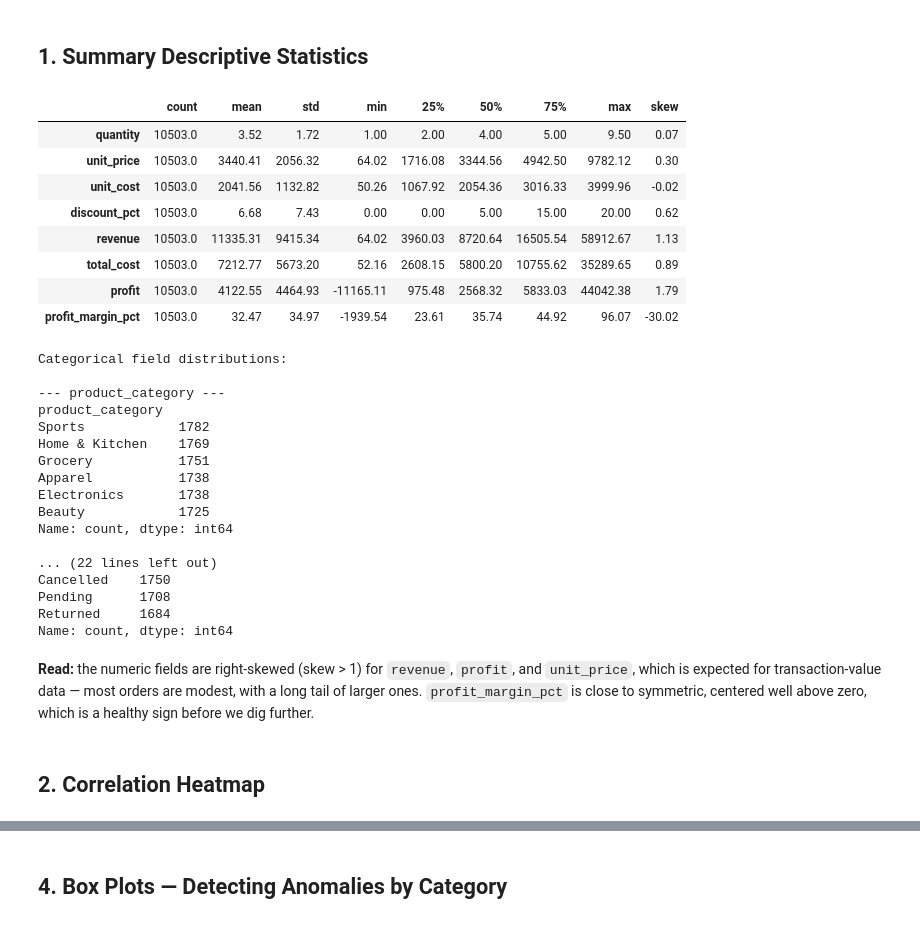
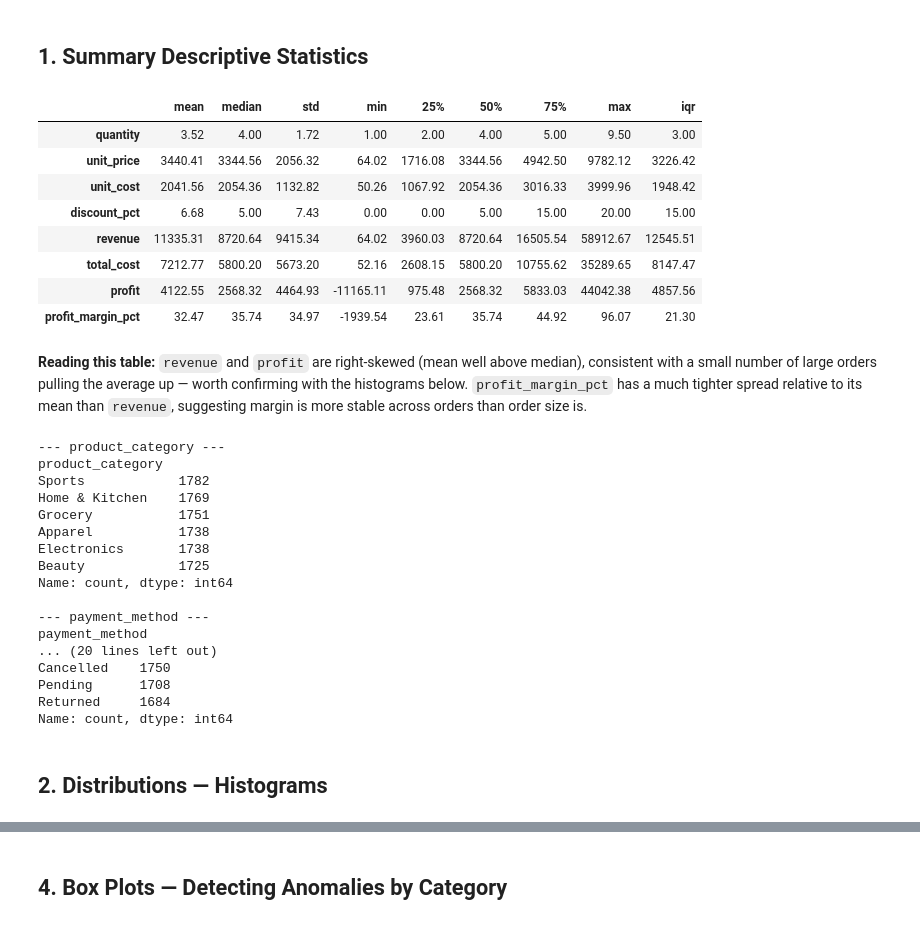
Before and after one commit to SanikaDighe011/eda-statistical-insights, a Jupyter notebook: notebooks/EDA_Statistical_Insights.ipynb, the cells around one changed output, grey strips where cells are left out. Drawn from its saved outputs; the diff is of its cells as text; code cells hidden in the pictures.

```diff
--- a/notebooks/EDA_Statistical_Insights.ipynb
+++ b/notebooks/EDA_Statistical_Insights.ipynb
@@ -33,28 +34,33 @@ Rows: 10,503   Columns: 20
 # %%
 numeric_cols = ["quantity","unit_price","unit_cost","discount_pct","revenue","total_cost","profit","profit_margin_pct"]
 
-desc = df[numeric_cols].describe(percentiles=[.25,.5,.75]).T
-desc["skew"] = df[numeric_cols].skew()
-desc.round(2)
+desc = df[numeric_cols].describe().T
+desc["median"] = df[numeric_cols].median()
+desc["iqr"] = df[numeric_cols].quantile(0.75) - df[numeric_cols].quantile(0.25)
+desc = desc[["mean","median","std","min","25%","50%","75%","max","iqr"]].round(2)
+desc
 # %% [output]
-|  | count | mean | std | min | 25% | 50% | 75% | max | skew |
-| quantity | 10503.0 | 3.52 | 1.72 | 1.00 | 2.00 | 4.00 | 5.00 | 9.50 | 0.07 |
-| unit_price | 10503.0 | 3440.41 | 2056.32 | 64.02 | 1716.08 | 3344.56 | 4942.50 | 9782.12 | 0.30 |
-| unit_cost | 10503.0 | 2041.56 | 1132.82 | 50.26 | 1067.92 | 2054.36 | 3016.33 | 3999.96 | -0.02 |
-| discount_pct | 10503.0 | 6.68 | 7.43 | 0.00 | 0.00 | 5.00 | 15.00 | 20.00 | 0.62 |
-| revenue | 10503.0 | 11335.31 | 9415.34 | 64.02 | 3960.03 | 8720.64 | 16505.54 | 58912.67 | 1.13 |
-| total_cost | 10503.0 | 7212.77 | 5673.20 | 52.16 | 2608.15 | 5800.20 | 10755.62 | 35289.65 | 0.89 |
-| profit | 10503.0 | 4122.55 | 4464.93 | -11165.11 | 975.48 | 2568.32 | 5833.03 | 44042.38 | 1.79 |
-| profit_margin_pct | 10503.0 | 32.47 | 34.97 | -1939.54 | 23.61 | 35.74 | 44.92 | 96.07 | -30.02 |
+|  | mean | median | std | min | 25% | 50% | 75% | max | iqr |
+| quantity | 3.52 | 4.00 | 1.72 | 1.00 | 2.00 | 4.00 | 5.00 | 9.50 | 3.00 |
+| unit_price | 3440.41 | 3344.56 | 2056.32 | 64.02 | 1716.08 | 3344.56 | 4942.50 | 9782.12 | 3226.42 |
+| unit_cost | 2041.56 | 2054.36 | 1132.82 | 50.26 | 1067.92 | 2054.36 | 3016.33 | 3999.96 | 1948.42 |
+| discount_pct | 6.68 | 5.00 | 7.43 | 0.00 | 0.00 | 5.00 | 15.00 | 20.00 | 15.00 |
+| revenue | 11335.31 | 8720.64 | 9415.34 | 64.02 | 3960.03 | 8720.64 | 16505.54 | 58912.67 | 12545.51 |
+| total_cost | 7212.77 | 5800.20 | 5673.20 | 52.16 | 2608.15 | 5800.20 | 10755.62 | 35289.65 | 8147.47 |
+| profit | 4122.55 | 2568.32 | 4464.93 | -11165.11 | 975.48 | 2568.32 | 5833.03 | 44042.38 | 4857.56 |
+| profit_margin_pct | 32.47 | 35.74 | 34.97 | -1939.54 | 23.61 | 35.74 | 44.92 | 96.07 | 21.30 |
+# %% [markdown]
+**Reading this table:** `revenue` and `profit` are right-skewed (mean well above median),
+consistent with a small number of large orders pulling the average up — worth confirming with
+the histograms below. `profit_margin_pct` has a much tighter spread relative to its mean than
+`revenue`, suggesting margin is more stable across orders than order size is.
 # %%
-print("Categorical field distributions:\n")
-for col in ["product_category","region","payment_method","order_status"]:
+categorical_cols = ["product_category","payment_method","region","order_status"]
+for col in categorical_cols:
     print(f"--- {col} ---")
     print(df[col].value_counts())
     print()
 # %% [output]
-Categorical field distributions:
-
 --- product_category ---
 product_category
 Sports            1782
@@ -65,15 +71,12 @@ Electronics       1738
 Beauty            1725
 Name: count, dtype: int64
 
-... (22 lines left out)
+--- payment_method ---
+payment_method
+... (20 lines left out)
 Cancelled    1750
 Pending      1708
 Returned     1684
 Name: count, dtype: int64
-# %% [markdown]
-**Read:** the numeric fields are right-skewed (skew > 1) for `revenue`, `profit`, and
-`unit_price`, which is expected for transaction-value data — most orders are modest, with a
-long tail of larger ones. `profit_margin_pct` is close to symmetric, centered well above zero,
-which is a healthy sign before we dig further.
 # %% [markdown]
-## 2. Correlation Heatmap
+## 2. Distributions — Histograms
```
Also changed, not shown: parts of 38 cells of this notebook, 7 other files.
